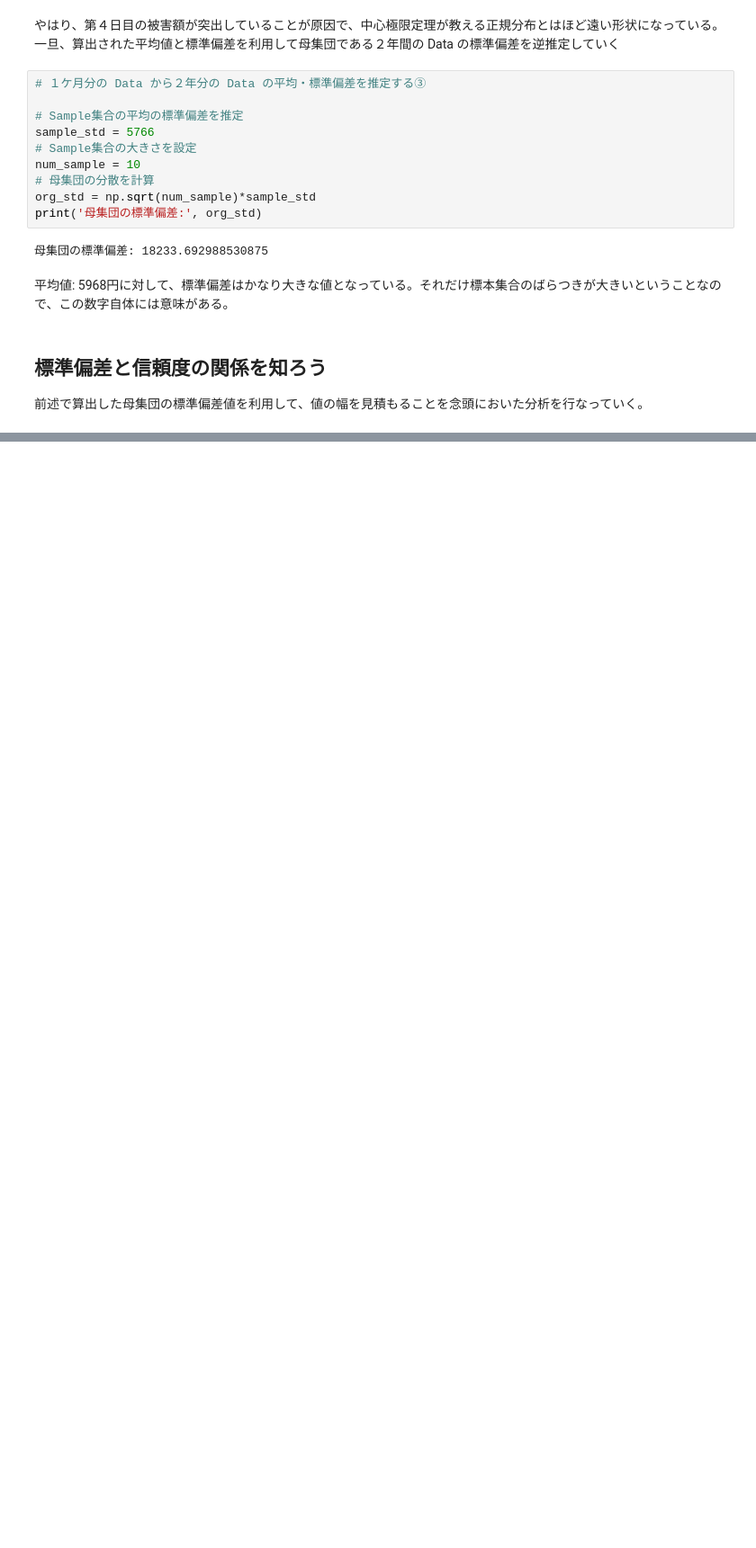
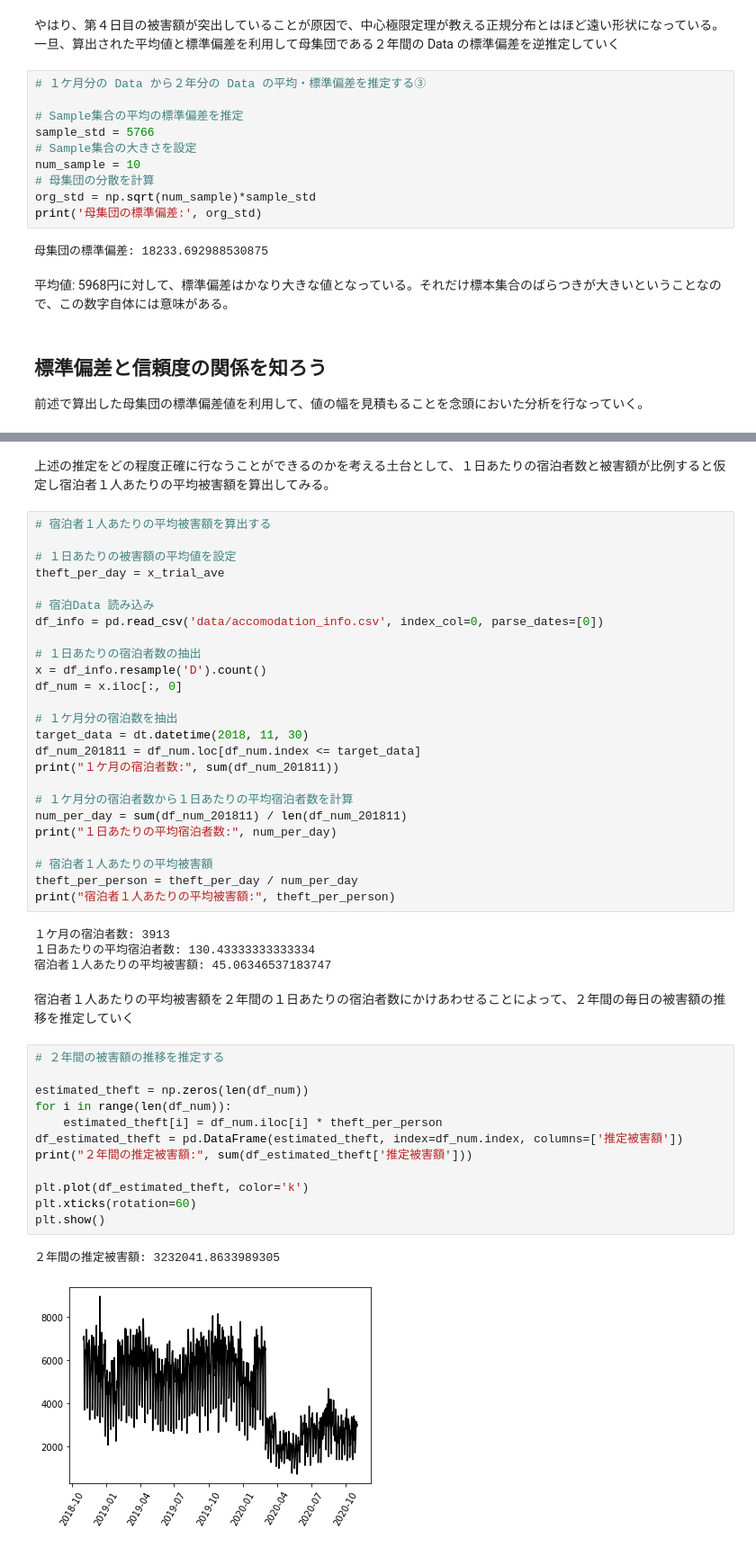
Before and after one commit to 1024xx4/math_programing_for_ai_and_ds, a Jupyter notebook: number_of_required_data.ipynb, the cells around one changed output, grey strips where cells are left out. Shown: that part at 90% size. Drawn from its saved outputs; the diff is of its cells as text; blank space fills up the shorter version.

```diff
--- a/number_of_required_data.ipynb
+++ b/number_of_required_data.ipynb
@@ -442,0 +448,48 @@ print('信頼度:', reliability)
+# %% [markdown]
+上述の推定をどの程度正確に行なうことができるのかを考える土台として、１日あたりの宿泊者数と被害額が比例すると仮定し宿泊者１人あたりの平均被害額を算出してみる。
+# %%
+# 宿泊者１人あたりの平均被害額を算出する
+
+# １日あたりの被害額の平均値を設定
+theft_per_day = x_trial_ave
+
+# 宿泊Data 読み込み
+df_info = pd.read_csv('data/accomodation_info.csv', index_col=0, parse_dates=[0])
+
+# １日あたりの宿泊者数の抽出
+x = df_info.resample('D').count()
+df_num = x.iloc[:, 0]
+
+# １ケ月分の宿泊数を抽出
+target_data = dt.datetime(2018, 11, 30)
+df_num_201811 = df_num.loc[df_num.index <= target_data]
+print("１ケ月の宿泊者数:", sum(df_num_201811))
+
+# １ケ月分の宿泊者数から１日あたりの平均宿泊者数を計算
+num_per_day = sum(df_num_201811) / len(df_num_201811)
+print("１日あたりの平均宿泊者数:", num_per_day)
+
+# 宿泊者１人あたりの平均被害額
+theft_per_person = theft_per_day / num_per_day
+print("宿泊者１人あたりの平均被害額:", theft_per_person)
+# %% [output]
+１ケ月の宿泊者数: 3913
+１日あたりの平均宿泊者数: 130.43333333333334
+宿泊者１人あたりの平均被害額: 45.06346537183747
+# %% [markdown]
+宿泊者１人あたりの平均被害額を２年間の１日あたりの宿泊者数にかけあわせることによって、２年間の毎日の被害額の推移を推定していく
+# %%
+# ２年間の被害額の推移を推定する
+
+estimated_theft = np.zeros(len(df_num))
+for i in range(len(df_num)):
+    estimated_theft[i] = df_num.iloc[i] * theft_per_person
+df_estimated_theft = pd.DataFrame(estimated_theft, index=df_num.index, columns=['推定被害額'])
+print("２年間の推定被害額:", sum(df_estimated_theft['推定被害額']))
+
+plt.plot(df_estimated_theft, color='k')
+plt.xticks(rotation=60)
+plt.show()
+# %% [output]
+２年間の推定被害額: 3232041.8633989305
+[figure, added]
```
Also changed, not shown: parts of 7 cells of this notebook.
